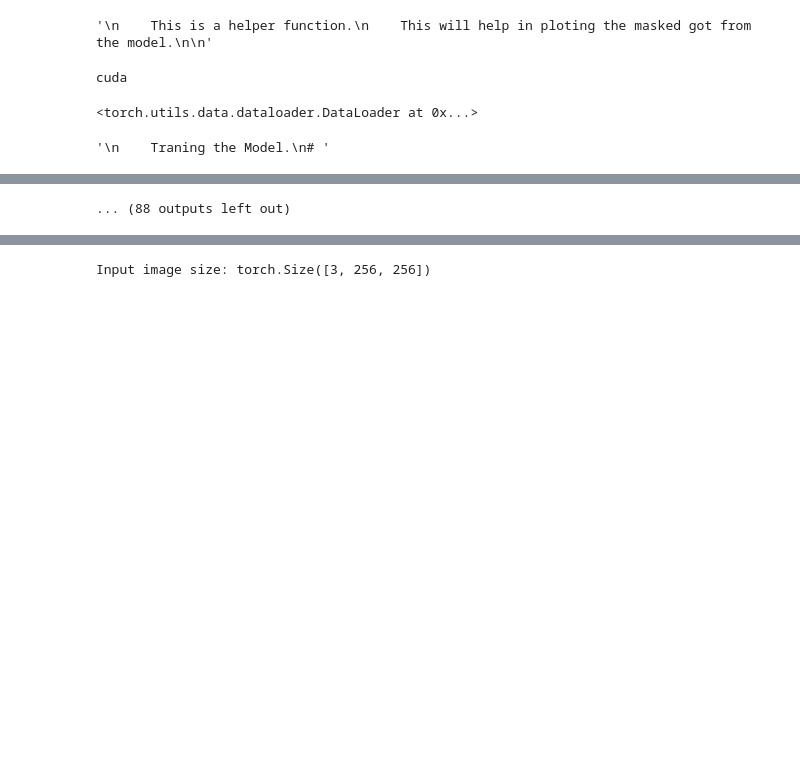
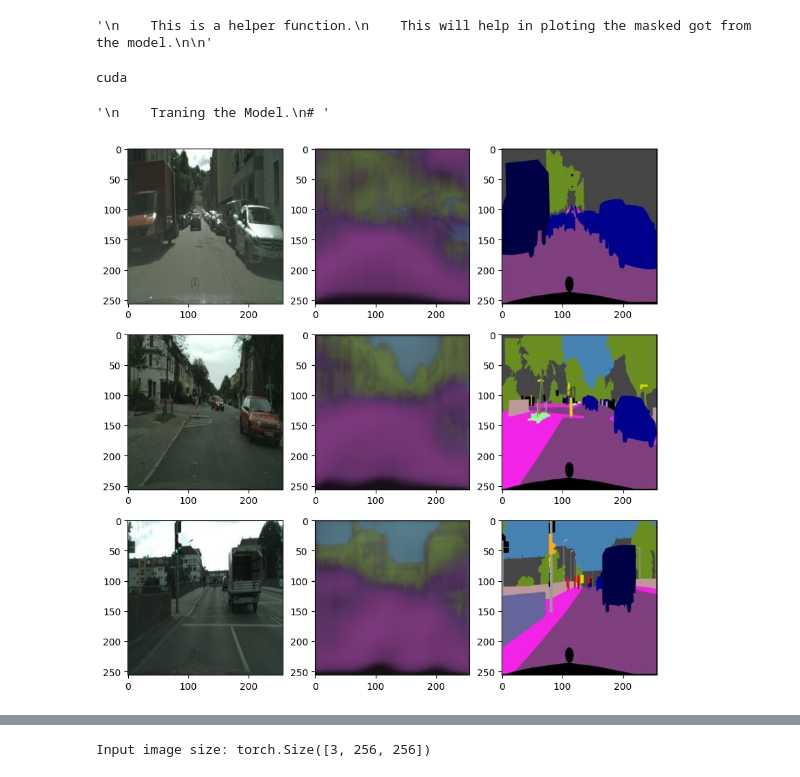
Before and after one commit to destx0/chinaagood, a Jupyter notebook: attention.ipynb, the cells around one changed output, grey strips where cells are left out. Drawn from its saved outputs; the diff is of its cells as text; code cells hidden in the pictures; blank space fills up the shorter version.

```diff
--- a/attention.ipynb
+++ b/attention.ipynb
@@ -93,3 +95,22 @@ def show(img, output, label, denorm=False):
+# %%
+def show(img, output, label, denorm=False):
+    img, output, label = img.cpu(), output.cpu(), label.cpu()
+    fig, ax = plt.subplots(len(output), 3, figsize=(10, 10))
+
+    for i in range(len(output)):
+        if len(output) == 3:
+            Img, Lab, act = img[i], output[i], label[i]
+            Img, Lab, act = Img, Lab.detach().permute(1, 2, 0).numpy(), act
+            ax[i][0].imshow(Img.permute(1, 2, 0))
+            ax[i][1].imshow(Lab)
+            ax[i][2].imshow(act.permute(1, 2, 0))
+        else:
+            Img, Lab, act = img[i], output[i], label[i]
+            Img, Lab, act = Img, Lab.detach().permute(1, 2, 0).numpy(), act
+            ax[0].imshow(Img.permute(1, 2, 0))
+            ax[1].imshow(Lab)
+            ax[2].imshow(act.permute(1, 2, 0))
+    plt.show()
 # %%
 """
     This is a helper function.
@@ -118,6 +139,28 @@ def show(img, output, label, denorm=False):
 #     plt.show()
 # %% [output]
 '\n    This is a helper function.\n    This will help in ploting the masked got from the model.\n\n'
+# %%
+def show(img, output, label, denorm=False):
+    img, output, label = img.cpu(), output.cpu(), label.cpu()
+    fig, ax = plt.subplots(len(output), 3, figsize=(10, 10))
+    for i in range(len(output)):
+        if len(output) == 3:
+            Img, Lab, act = img[i], output[i], label[i]
+            Img = Img.permute(1, 2, 0).numpy()
+            Lab = Lab.detach().permute(1, 2, 0).numpy()
+            act = act.permute(1, 2, 0).numpy()
+            ax[i][0].imshow(Img)
+            ax[i][1].imshow(Lab)
+            ax[i][2].imshow(act)
+        else:
+            Img, Lab, act = img[i], output[i], label[i]
+            Img = Img.permute(1, 2, 0).numpy()
+            Lab = Lab.detach().permute(1, 2, 0).numpy()
+            act = act.permute(1, 2, 0).numpy()
+            ax[0].imshow(Img)
+            ax[1].imshow(Lab)
+            ax[2].imshow(act)
+    plt.show()
 # %%
 device = "cuda" if torch.cuda.is_available() else "cpu"
 # %%
@@ -241,10 +284,6 @@ train_acc = []
 val_acc = []
 train_loss = []
 val_loss = []
-# %%
-train_loader
-# %% [output]
-<torch.utils.data.dataloader.DataLoader at 0x...>
 # %%
 '''
     Traning the Model.
@@ -270,32 +309,33 @@ for i in range(epochs):
     for img,label in tqdm(train_loader):
         '''
             Traning the Model.
         '''
         optimizer.zero_grad()
         img = img.to(device)
         label = label.to(device)
         output = model(img)
         loss = lossfunc(output,label)
         loss.backward()
         optimizer.step()
         trainloss+=loss.item()
 
-    # if(i%5==0):
-    #     show(img,output,label)
+    if(i%5==0):
+        show(img,output,label)
 
     train_loss.append(trainloss/len(train_loader))
 
     for img,label in tqdm(vaild_loader):
         '''
             Validation of Model.
         '''
         img = img.to(device)
         label = label.to(device)
         output = model(img)
         loss = lossfunc(output,label)
         valloss+=loss.item()
 
     val_loss.append(valloss/len(vaild_loader))
 
     print("epoch : {} ,train loss : {} ,valid loss : {} ".format(i,train_loss[-1],val_loss[-1]))
 # %% [output]
+[figure, added]
@@ -314 +343,0 @@ epoch : 11 ,train loss : 0.024392462413137157 ,valid loss : 0.026620782397687434
-... (88 outputs left out)
```
Also changed, not shown: parts of 5 cells of this notebook.
